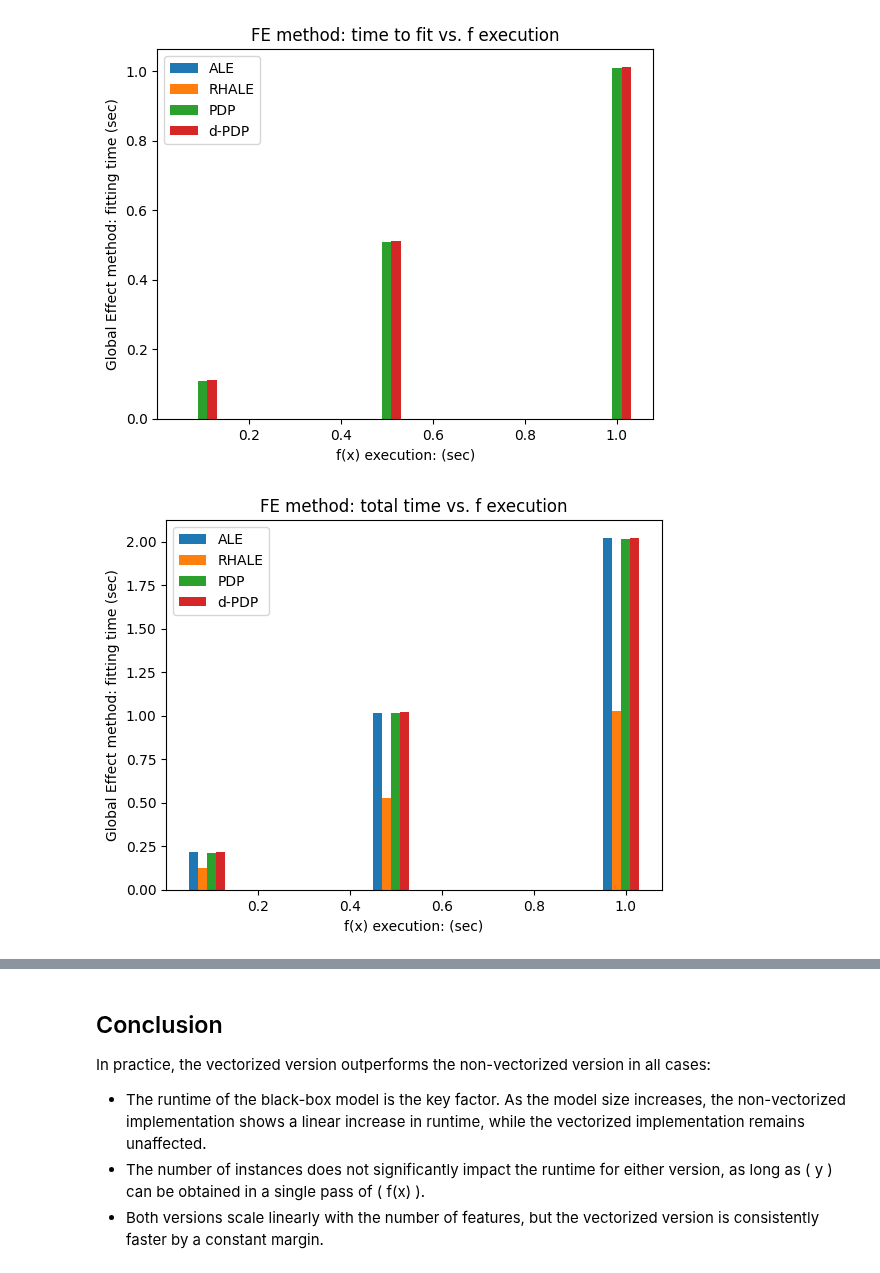
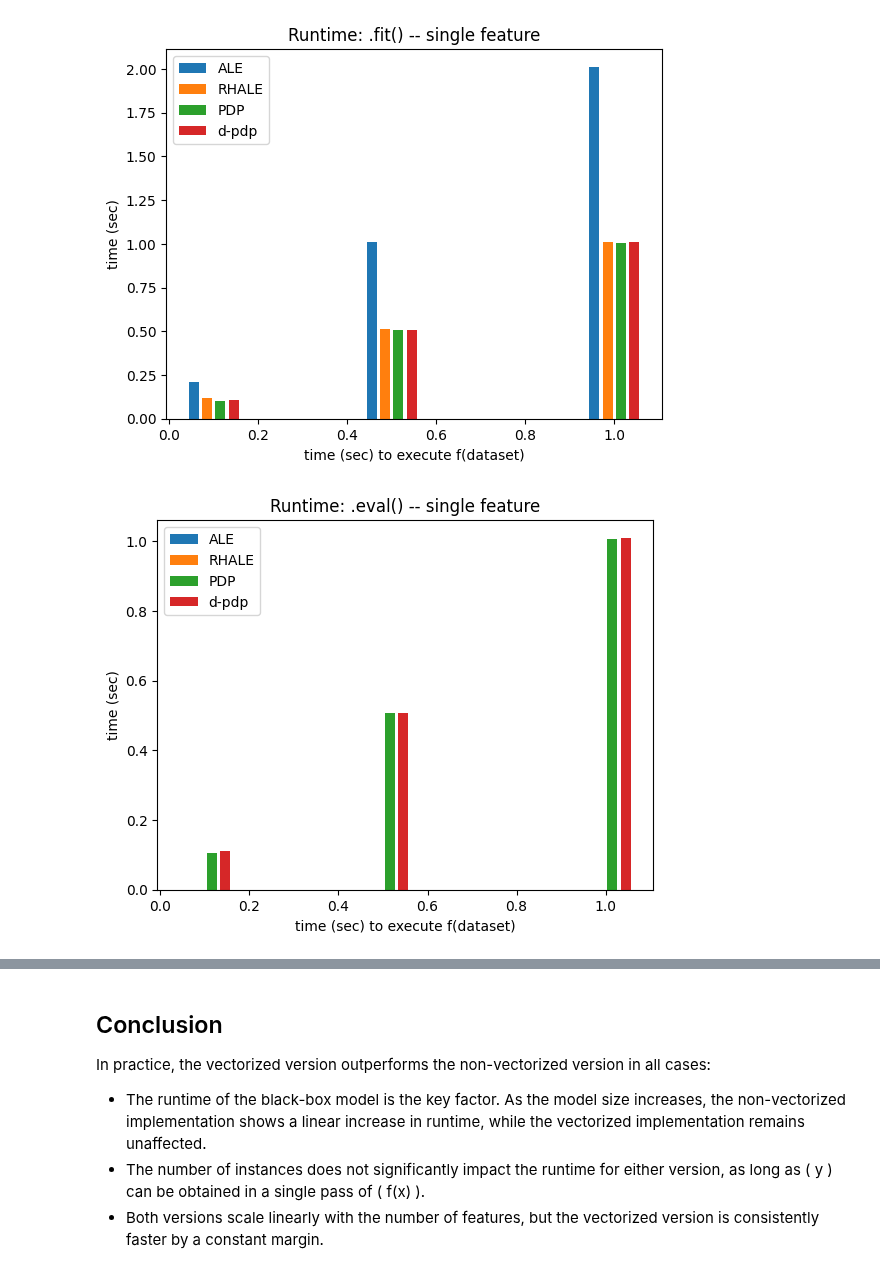
Before and after one commit to givasile/effector, a Jupyter notebook: notebooks/synthetic-examples/06_efficiency_comparison_global.ipynb, the cells around one changed output, grey strips where cells are left out. Saved outputs shown, nothing was run; the diff lists cells and outputs as text; code cells hidden in the pictures.

Commit message:
effiency_comparison global is ready

```diff
--- a/notebooks/synthetic-examples/06_efficiency_comparison_global.ipynb
+++ b/notebooks/synthetic-examples/06_efficiency_comparison_global.ipynb
@@ -105,15 +105,5 @@ N = 100_000
 D = 30
 T = 100
 M = 100
+repetitions = 2
+features=[0]
-# %%
-vec = np.array([.1, .5, 1.]) # , 1., 2.]
-time_dict = {"ale": [], "rhale": [], "pdp":[], "d_pdp":[]}
-for t in vec:
-    print("t:", t)
-    model = return_predict(t)
-    model_jac = return_jacobian(t)
-    time_dict["ale"].append(measure_time("ale", 3))
-    time_dict["rhale"].append(measure_time("rhale", 3))
-    time_dict["pdp"].app# end(measure_time("pdp", 3))
-    time_dict["d_pdp"].append(measure_time("d_pdp", 3))
-    # time_dict["shap_dp"].append(measure_time("d_pdp", 3))
@@ -137,27 +110,28 @@ plt.show()
-# %%
-plt.figure()
-plt.bar(vec-0.04, [tt["eval"] for tt in time_dict["ale"]], label="ALE", width=0.02)
-plt.bar(vec-0.02, [tt["eval"] for tt in time_dict["rhale"]], label="RHALE", width=0.02)
-plt.bar(vec, [tt["eval"] for tt in time_dict["pdp"]], label="PDP", width=0.02)
-plt.bar(vec+0.02, [tt["eval"] for tt in time_dict["d_pdp"]], label="d-PDP", width=0.02)
-plt.title("FE method: time to fit vs. f execution")
-plt.xlabel("f(x) execution: (sec)")
-plt.ylabel("Global Effect method: fitting time (sec)")
-plt.legend()
-plt.show()
-# %% [output]
-[figure, removed]
-# %%
-import matplotlib.pyplot as plt
-plt.figure()
-plt.bar(vec-0.04, [tt["total"] for tt in time_dict["ale"]], label="ALE", width=0.02, align='center')
-plt.bar(vec-0.02, [tt["total"] for tt in time_dict["rhale"]], label="RHALE", width=0.02, align='center')
-plt.bar(vec-0.0, [tt["total"] for tt in time_dict["pdp"]], label="PDP", width=0.02, align='center')
-plt.bar(vec+0.02, [tt["total"] for tt in time_dict["d_pdp"]], label="d-PDP", width=0.02, align='center')
-plt.title("FE method: total time vs. f execution")
-plt.xlabel("f(x) execution: (sec)")
-plt.ylabel("Global Effect method: fitting time (sec)")
-plt.legend()
-plt.show()
-# %% [output]
-[figure, removed]
+# %%
+method_names = ["ale", "rhale", "pdp", "d_pdp"]
+vec = np.array([.1, .5, 1.])
+time_dict = {method_name: [] for method_name in method_names}
+for t in vec:
+    model = return_predict(t)
+    model_jac = return_jacobian(t)
+    for method_name in method_names:
+        time_dict[method_name].append(measure_time(method_name, features))
+# %%
+for metric in ["fit", "eval", "total"]:
+    if metric in ["fit", "eval"]:
+        title = "Runtime: ." + metric + "() -- single feature"
+    else:
+        title = "Runtime: .fit() + .eval() -- single feature"
+
+    bar_plot(
+        vec,
+        time_dict,
+        method_names,
+        metric=metric,
+        title=title,
+        xlabel="time (sec) to execute f(dataset)",
+        ylabel="time (sec)"
+)
+# %% [output]
+[figure, added]
+[figure, added]
```
Also changed, not shown: parts of 26 cells of this notebook.
